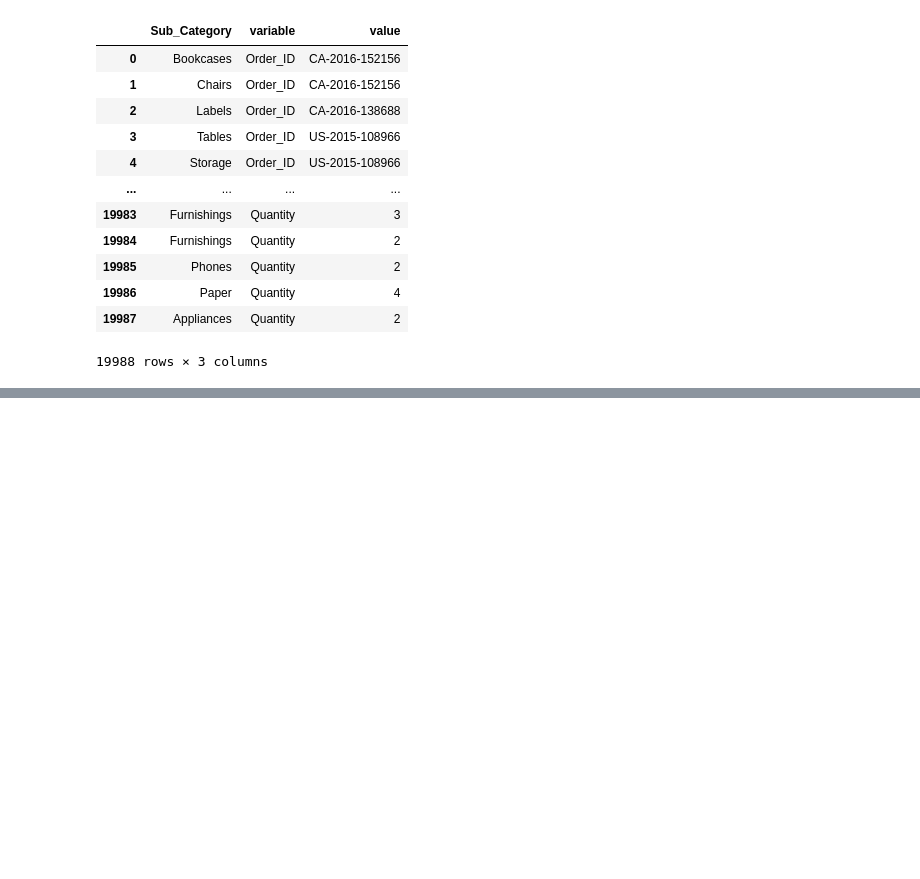
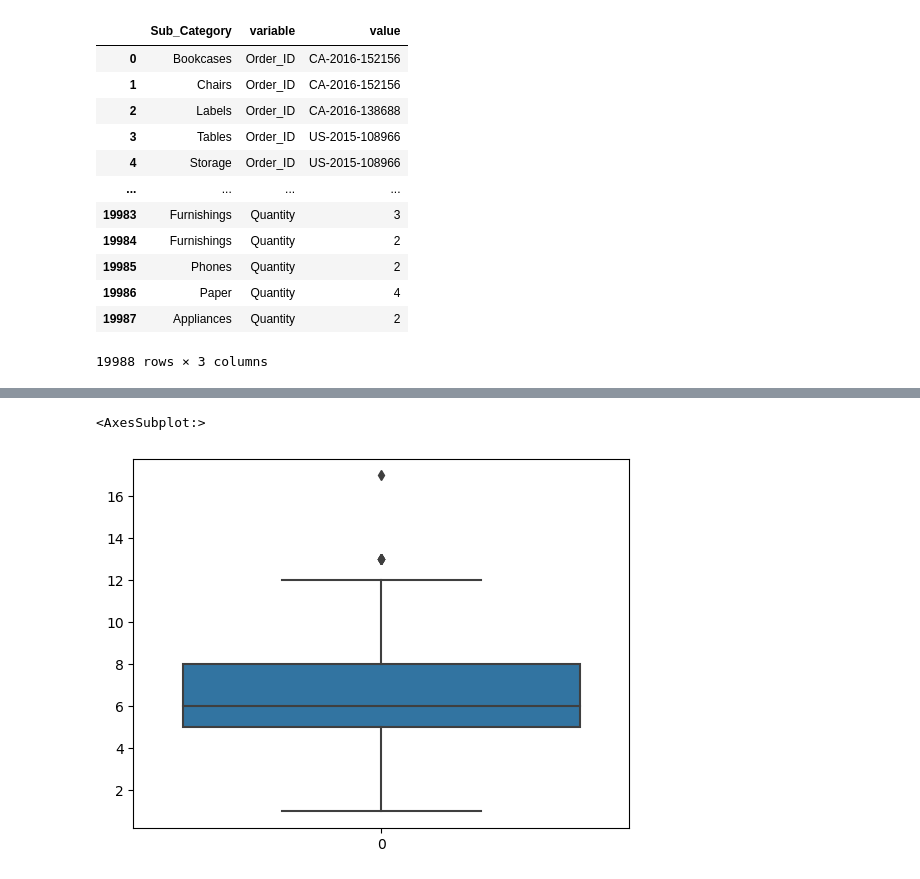
Before and after one commit to YanaOrf/E_Commerce, a Jupyter notebook: E-commerce EDA.ipynb, the cells around one changed output, grey strips where cells are left out. Saved outputs shown, nothing was run; the diff lists cells and outputs as text; code cells hidden in the pictures; blank space fills up the shorter version.

```diff
--- a/E-commerce EDA.ipynb
+++ b/E-commerce EDA.ipynb
@@ -184,0 +271,5 @@ ValueError: Index contains duplicate entries, cannot reshape
+# %%
+sns.boxplot(data=metrics["Frequency"])
+# %% [output]
+<AxesSubplot:>
+[figure, added]
```
Also changed, not shown: parts of 25 cells of this notebook.
